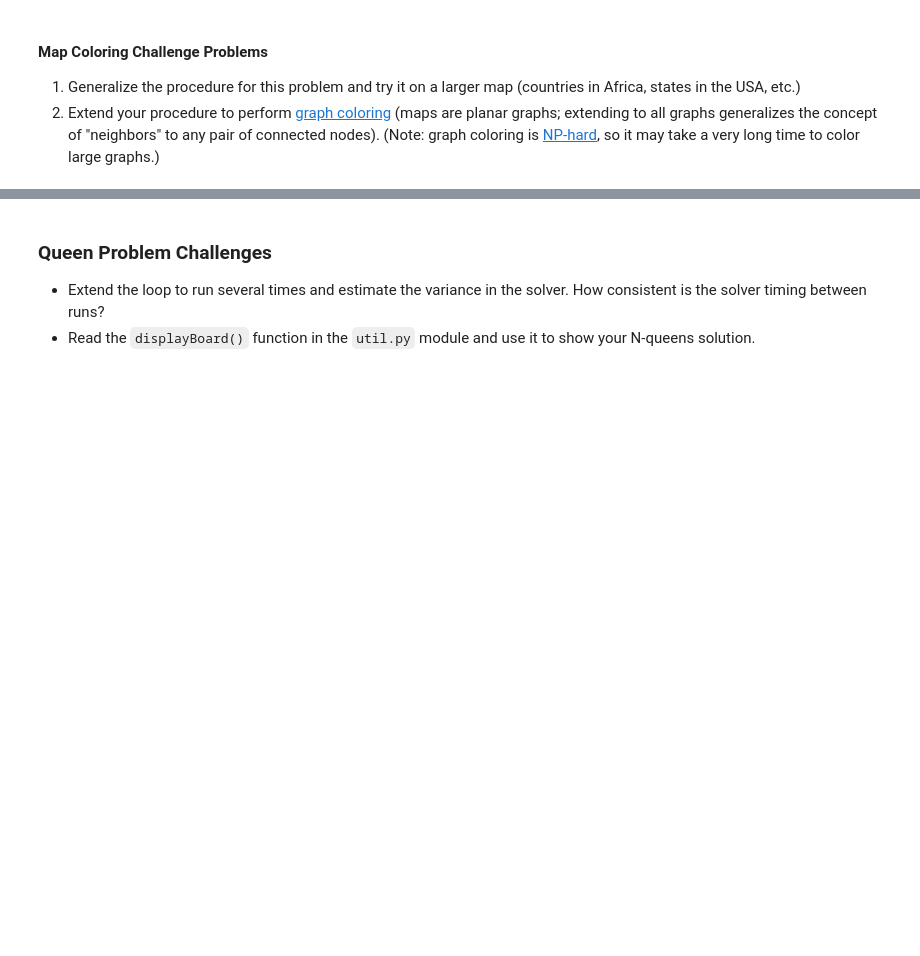
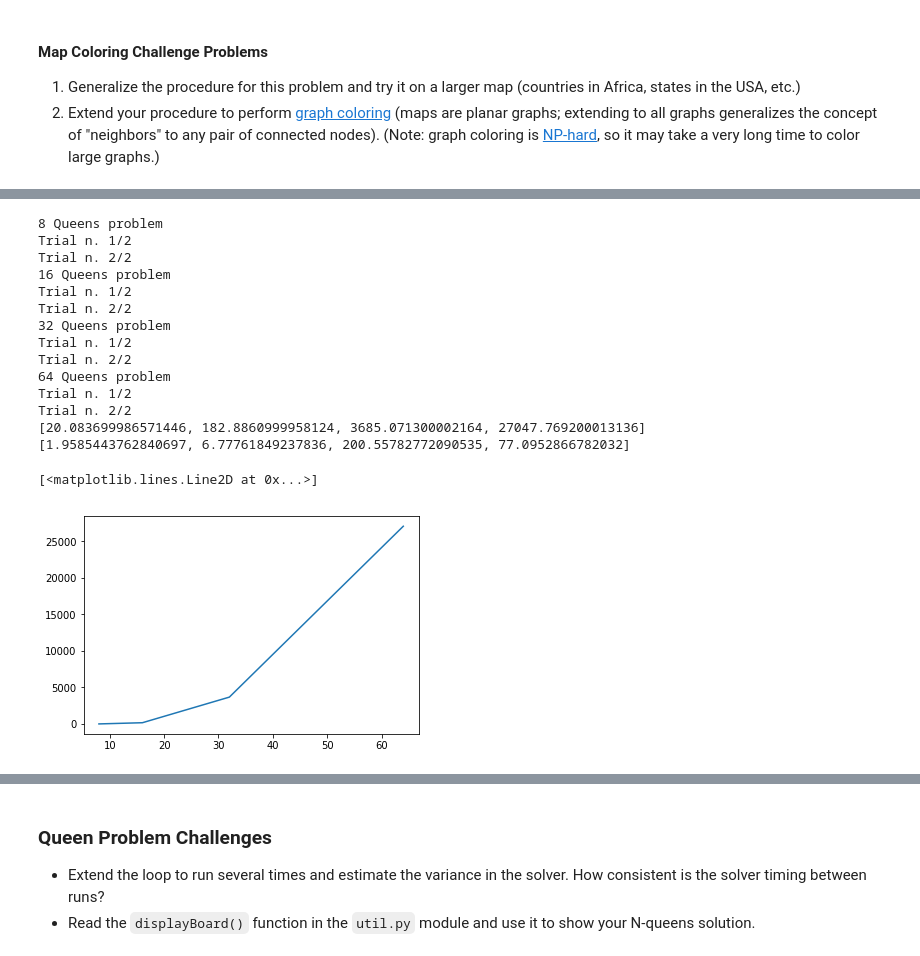
Before and after one commit to alecsphys/Udacity_AI_Nanodegree, a Jupyter notebook: artificial-intelligence/Exercises/1_Constraint Satisfaction/AIND-Constraint_Satisfaction.ipynb, the cells around one changed output, grey strips where cells are left out. Cells and saved outputs as stored; diff of their text form; code cells hidden in the pictures; blank space fills up the shorter version.

Commit message:
func: CSP exercise added
Just solved the 4 exercise on CSP: cryptarithmetic, map-coloring, N-queens, sudoku by using Z3 solver

```diff
--- a/artificial-intelligence/Exercises/1_Constraint Satisfaction/AIND-Constraint_Satisfaction.ipynb
+++ b/artificial-intelligence/Exercises/1_Constraint Satisfaction/AIND-Constraint_Satisfaction.ipynb
@@ -138,10 +214,3 @@ In this encoding, we only need a constraint to make sure that no two queens occu
 
 #### IMPLEMENTATION: N-Queens Solver
 Complete the function below to take an integer N >= 5 and return a Z3 solver instance with appropriate constraints to solve the N-Queens problem. NOTE: it may take a few minutes for the solver to complete the suggested sizes below.
-# %%
-def Abs(x):
-    return If(x >= 0, x, -x)
-
-def nqueens(N):
-    # TODO: Finish this function!
-    raise NotImplementedError
@@ -148,18 +244,51 @@ def nqueens(N):
 # %%
 import time
 from itertools import chain
+import statistics
 
-runtimes = []
+runtimes = {}
 solutions = []
 sizes = [8, 16, 32, 64]
 
 for N in sizes:
-    nq_solver = nqueens(N)
-    start = time.perf_counter()
-    assert nq_solver.check(), "Uh oh...The solver failed to find a solution. Check your constraints."
-    end = time.perf_counter()
-    print("{}-queens: {}ms".format(N, (end-start) * 1000))
-    runtimes.append((end - start) * 1000)
-    solutions.append(nq_solver)
+    runtimes[N] = []
 
-plt.plot(sizes, runtimes)
+Trials = 2
+for N in sizes:
+    print("{} Queens problem".format(N))
+    for t in range(Trials):
+        print("Trial n. {}/{}".format(t+1, Trials))
+        nq_solver = nqueens(N)
+        start = time.perf_counter()
+        assert nq_solver.check(), "Uh oh...The solver failed to find a solution. Check your constraints."
+        end = time.perf_counter()
+        #print("{}-queens: {}ms".format(N, (end-start) * 1000))
+        runtimes[N].append((end - start) * 1000)
+        solutions.append(nq_solver.model())
+
+avgRuntimes = []
+stdRuntimes = []
+for N in sizes:
+    avgRuntimes.append(statistics.mean(runtimes[N]))
+    stdRuntimes.append(statistics.stdev(runtimes[N]))
+
+print(avgRuntimes)
+print(stdRuntimes)
+plt.plot(sizes, avgRuntimes)
+# %% [output]
+8 Queens problem
+Trial n. 1/2
+Trial n. 2/2
+16 Queens problem
+Trial n. 1/2
+Trial n. 2/2
+32 Queens problem
+Trial n. 1/2
+Trial n. 2/2
+64 Queens problem
+Trial n. 1/2
+Trial n. 2/2
+[20.083699986571446, 182.8860999958124, 3685.071300002164, 27047.769200013136]
+[1.9585443762840697, 6.77761849237836, 200.55782772090535, 77.0952866782032]
+[<matplotlib.lines.Line2D at 0x...>]
+[figure, added]
```
Also changed, not shown: parts of 18 cells of this notebook.
